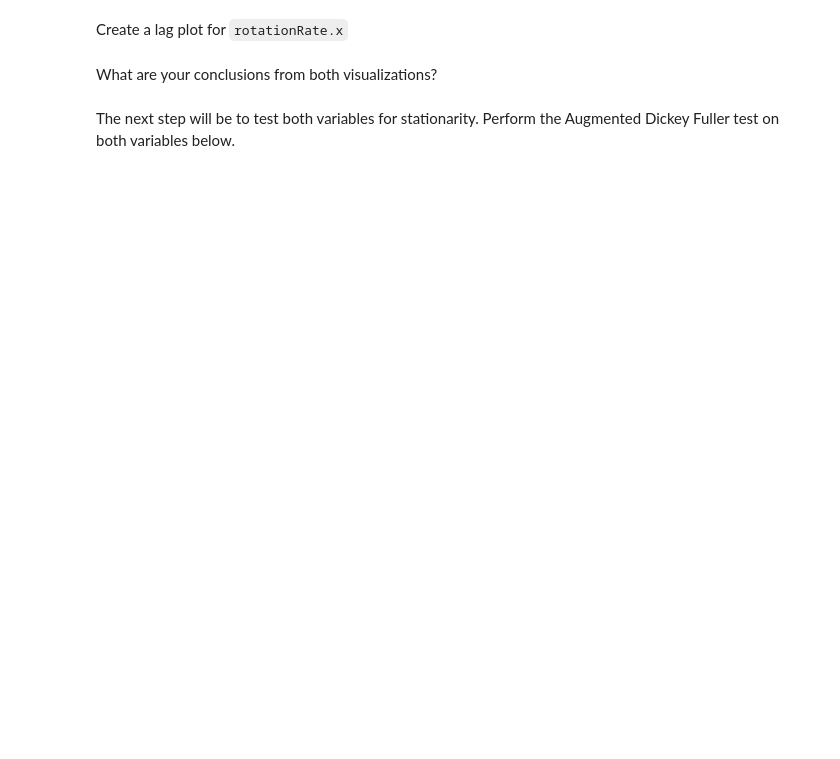
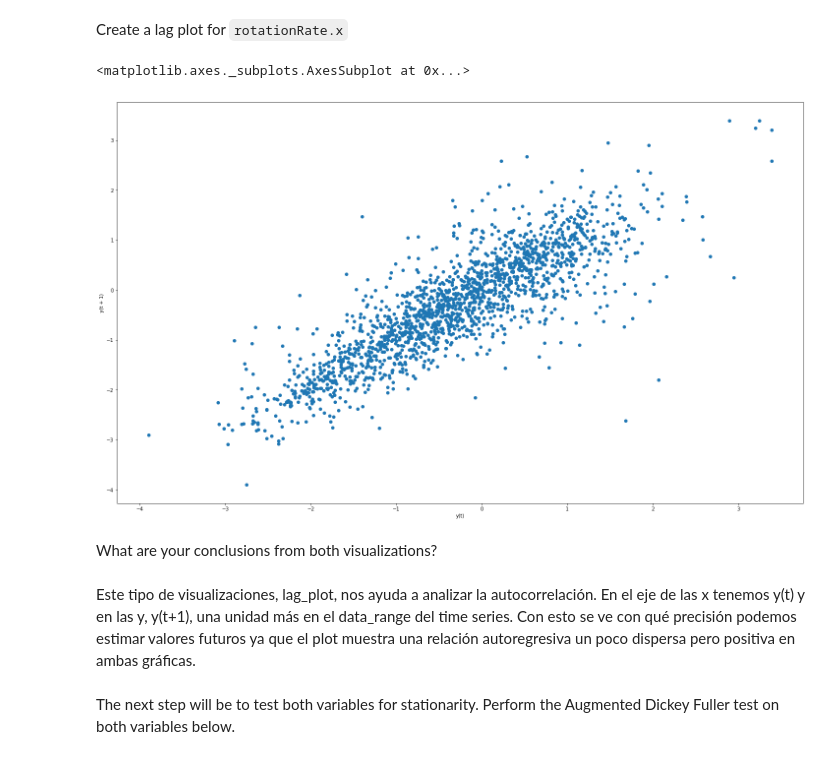
Before and after one commit to LiviaCanet/datamad0119, a Jupyter notebook: module-2/lab-time-series/your-code/main.ipynb, the cells around one changed output. Saved outputs shown, nothing was run; the diff lists cells and outputs as text; code cells hidden in the pictures; blank space fills up the shorter version.

```diff
--- a/module-2/lab-time-series/your-code/main.ipynb
+++ b/module-2/lab-time-series/your-code/main.ipynb
@@ -66,5 +146,11 @@ To model our data, we should look at a few assumptions. First, let's plot the `l
 Create a lag plot for `rotationRate.x`
 # %%
 # Your code here:
+
+plt.figure(figsize = (25, 15))
+lag_plot(sensor['rotationRate.x'])
+# %% [output]
+<matplotlib.axes._subplots.AxesSubplot at 0x...>
+[figure, added]
 # %% [markdown]
 What are your conclusions from both visualizations?
@@ -73,2 +157,5 @@ What are your conclusions from both visualizations?
+# %% [markdown]
+Este tipo de visualizaciones, lag_plot, nos ayuda a analizar la autocorrelación.
+En el eje de las x tenemos y(t) y en las y, y(t+1), una unidad más en el data_range del time series. Con esto se ve con qué precisión podemos estimar valores futuros ya que el plot muestra una relación autoregresiva un poco dispersa pero positiva en ambas gráficas.
 # %% [markdown]
 The next step will be to test both variables for stationarity. Perform the Augmented Dickey Fuller test on both variables below.
```
Also changed, not shown: parts of 20 cells of this notebook.
